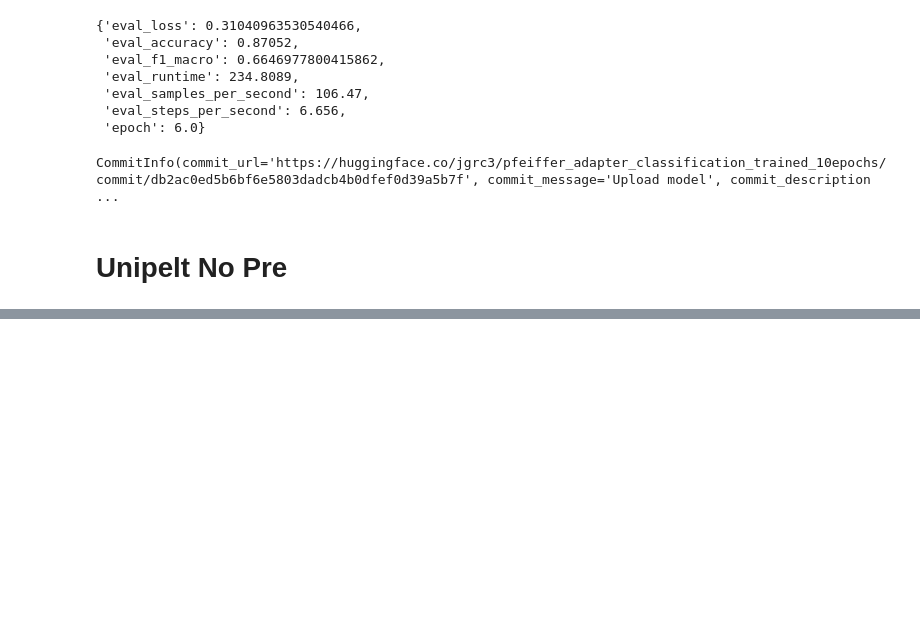
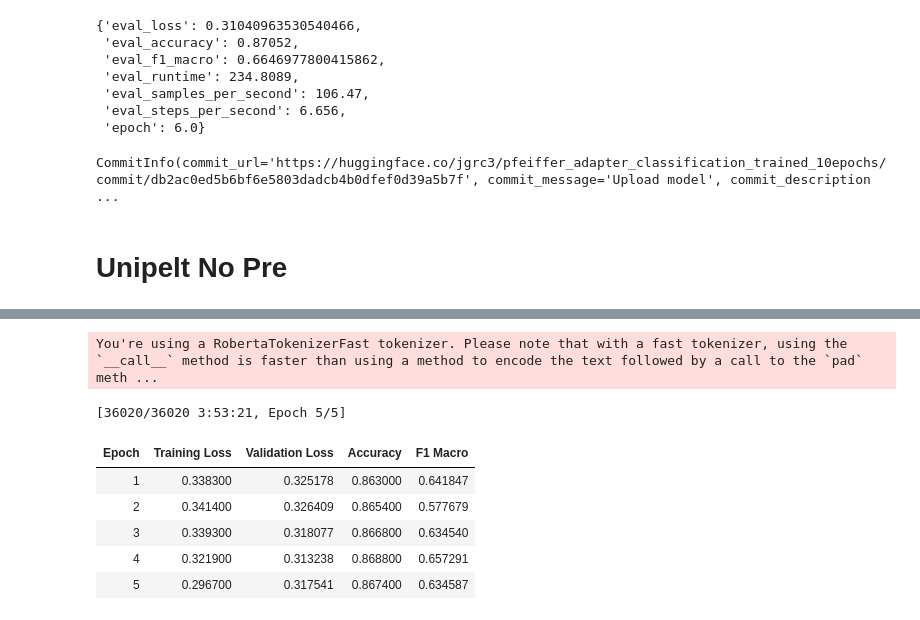
Before and after one commit to BigTMiami/AdaptOrDie, a Jupyter notebook: unipelt_classification_task.ipynb, the cells around one changed output, grey strips where cells are left out. Cells and saved outputs as stored; diff of their text form; code cells hidden in the pictures; blank space fills up the shorter version.

Commit message:
Redid Pfeiffer no-pre classification

```diff
--- a/unipelt_classification_task.ipynb
+++ b/unipelt_classification_task.ipynb
@@ -384,0 +391,10 @@ CommitInfo(commit_url='https://huggingface.co/jgrc3/pfeiffer_adapter_classificat
+# %%
+from transformers import RobertaConfig
+from adapters import AutoAdapterModel
+
+config = RobertaConfig.from_pretrained("roberta-base")
+model = AutoAdapterModel.from_pretrained(
+    "roberta-base",
+    config=config,
+)
+#print_gpu_utilization()
@@ -384,0 +404,16 @@ CommitInfo(commit_url='https://huggingface.co/jgrc3/pfeiffer_adapter_classificat
+# %%
+adapter_hub_name = "unipelt_adapter_classification_noPre"
+adapter_name = "classifier_unipelt_no_pretraining"
+adapter_type = "unipelt" # could be "lora", etc.
+
+# Add a new adapter
+model.add_adapter(adapter_name, config=adapter_type)
+
+# Add head for classification modeling
+model.add_classification_head(
+    adapter_name,
+    num_labels=2,
+    id2label={ 0: "unhelpful", 1: "helpful"})
+
+# Set the adapter to be used for training
+model.train_adapter(adapter_name)
@@ -384,0 +486,11 @@ CommitInfo(commit_url='https://huggingface.co/jgrc3/pfeiffer_adapter_classificat
+# %%
+training_results = uni_no_trainer.train()
+# %% [output]
+You're using a RobertaTokenizerFast tokenizer. Please note that with a fast tokenizer, using the `__call__` method is faster than using a method to encode the text followed by a call to the `pad` meth ...
+[36020/36020 3:53:21, Epoch 5/5]
+| Epoch | Training Loss | Validation Loss | Accuracy | F1 Macro |
+| 1 | 0.338300 | 0.325178 | 0.863000 | 0.641847 |
+| 2 | 0.341400 | 0.326409 | 0.865400 | 0.577679 |
+| 3 | 0.339300 | 0.318077 | 0.866800 | 0.634540 |
+| 4 | 0.321900 | 0.313238 | 0.868800 | 0.657291 |
+| 5 | 0.296700 | 0.317541 | 0.867400 | 0.634587 |
```
Also changed, not shown: parts of 20 cells of this notebook.
